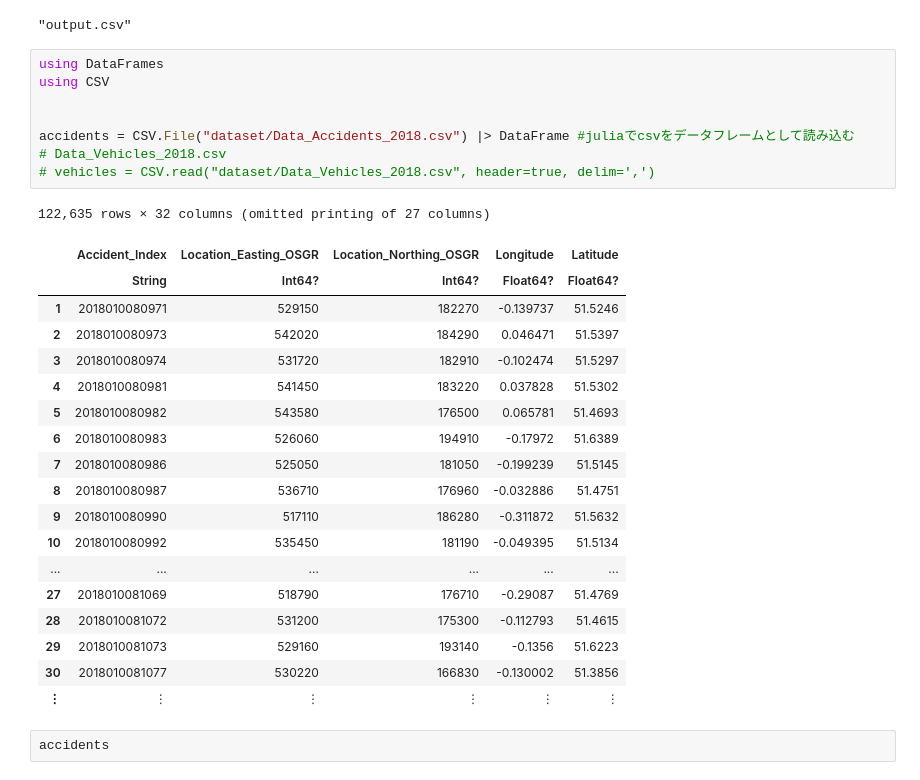
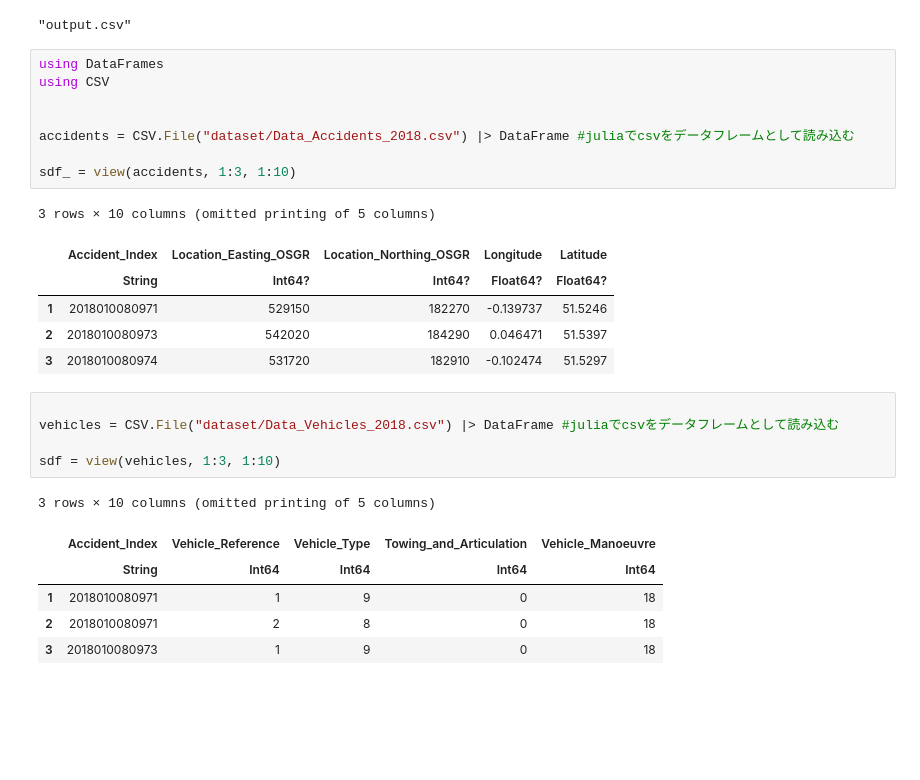
Before and after one commit to Nu2-Cracker/julia_forest, a Jupyter notebook: Untitled.ipynb, the cells around one changed output. Drawn from its saved outputs; the diff is of its cells as text; blank space fills up the shorter version.

```diff
--- a/Untitled.ipynb
+++ b/Untitled.ipynb
@@ -92,30 +90,27 @@ CSV.write("output.csv", iris)
 # %%
 using DataFrames
 using CSV
 
 
 accidents = CSV.File("dataset/Data_Accidents_2018.csv") |> DataFrame #juliaでcsvをデータフレームとして読み込む
-# Data_Vehicles_2018.csv
-# vehicles = CSV.read("dataset/Data_Vehicles_2018.csv", header=true, delim=',')
+
+sdf_ = view(accidents, 1:3, 1:10)
 # %% [output]
-122,635 rows × 32 columns (omitted printing of 27 columns)
+3 rows × 10 columns (omitted printing of 5 columns)
 |  | Accident_Index | Location_Easting_OSGR | Location_Northing_OSGR | Longitude | Latitude |
 |  | String | Int64? | Int64? | Float64? | Float64? |
 | 1 | 2018010080971 | 529150 | 182270 | -0.139737 | 51.5246 |
 | 2 | 2018010080973 | 542020 | 184290 | 0.046471 | 51.5397 |
 | 3 | 2018010080974 | 531720 | 182910 | -0.102474 | 51.5297 |
-| 4 | 2018010080981 | 541450 | 183220 | 0.037828 | 51.5302 |
-| 5 | 2018010080982 | 543580 | 176500 | 0.065781 | 51.4693 |
-| 6 | 2018010080983 | 526060 | 194910 | -0.17972 | 51.6389 |
-| 7 | 2018010080986 | 525050 | 181050 | -0.199239 | 51.5145 |
-| 8 | 2018010080987 | 536710 | 176960 | -0.032886 | 51.4751 |
-| 9 | 2018010080990 | 517110 | 186280 | -0.311872 | 51.5632 |
-| 10 | 2018010080992 | 535450 | 181190 | -0.049395 | 51.5134 |
-| ... | ... | ... | ... | ... | ... |
-| 27 | 2018010081069 | 518790 | 176710 | -0.29087 | 51.4769 |
-| 28 | 2018010081072 | 531200 | 175300 | -0.112793 | 51.4615 |
-| 29 | 2018010081073 | 529160 | 193140 | -0.1356 | 51.6223 |
-| 30 | 2018010081077 | 530220 | 166830 | -0.130002 | 51.3856 |
-| ⋮ | ⋮ | ⋮ | ⋮ | ⋮ | ⋮ |
-# %%
-accidents
+# %%
+
+vehicles = CSV.File("dataset/Data_Vehicles_2018.csv") |> DataFrame #juliaでcsvをデータフレームとして読み込む
+
+sdf = view(vehicles, 1:3, 1:10)
+# %% [output]
+3 rows × 10 columns (omitted printing of 5 columns)
+|  | Accident_Index | Vehicle_Reference | Vehicle_Type | Towing_and_Articulation | Vehicle_Manoeuvre |
+|  | String | Int64 | Int64 | Int64 | Int64 |
+| 1 | 2018010080971 | 1 | 9 | 0 | 18 |
+| 2 | 2018010080971 | 2 | 8 | 0 | 18 |
+| 3 | 2018010080973 | 1 | 9 | 0 | 18 |
```
Also changed, not shown: parts of 14 cells of this notebook.
